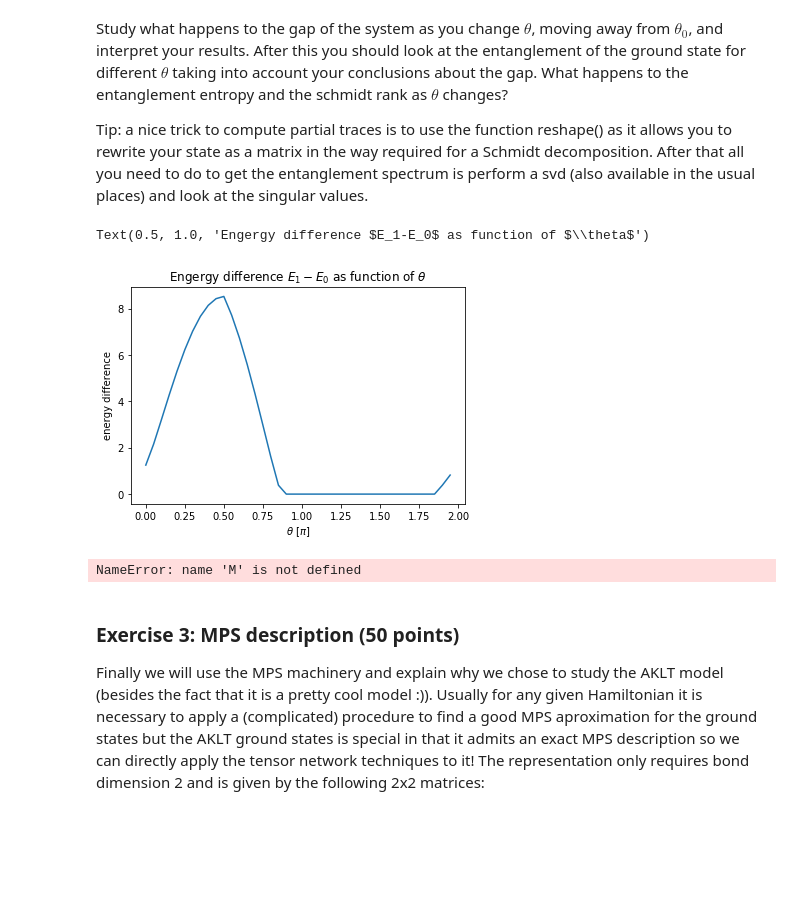
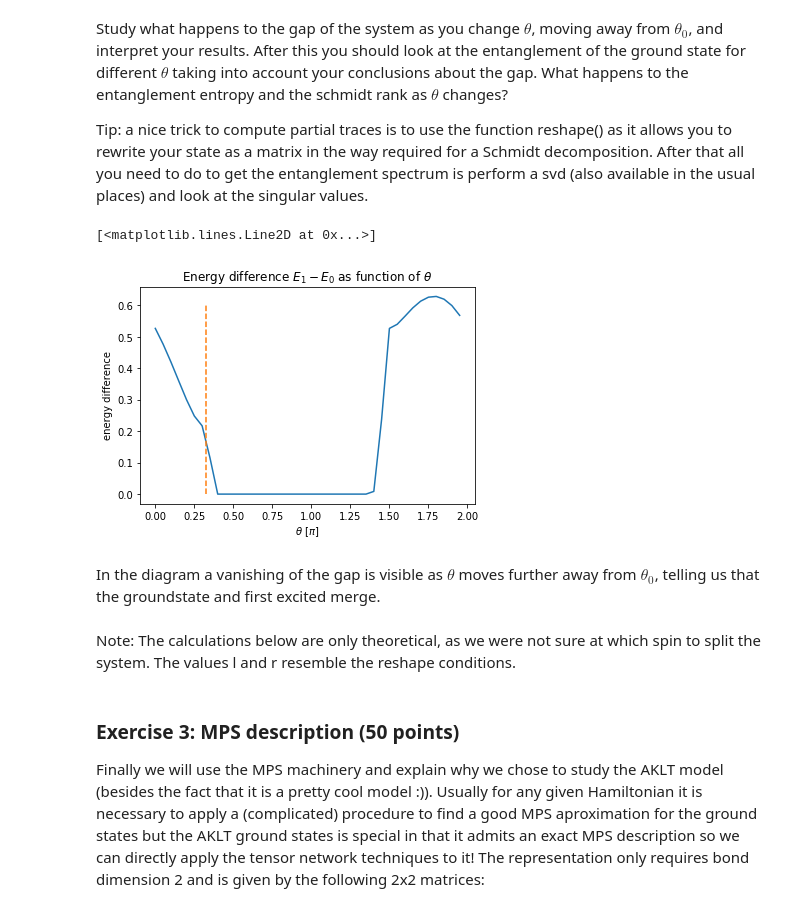
Before and after one commit to ml4cdeca/ComputationalQuantumDynamics, a Jupyter notebook: blatt8/exercise8.ipynb, the cells around one changed output. Drawn from its saved outputs; the diff is of its cells as text; code cells hidden in the pictures; blank space fills up the shorter version.

```diff
--- a/blatt8/exercise8.ipynb
+++ b/blatt8/exercise8.ipynb
@@ -128,36 +132,37 @@ Study what happens to the gap of the system as you change $\theta$, moving away
 Tip: a nice trick to compute partial traces is to use the function reshape() as it allows you to rewrite your state as a matrix in the way required for a Schmidt decomposition. After that all you need to do to get the entanglement spectrum is perform a svd (also available in the usual places) and look at the singular values.
 # %%
 def Build_H_TFIMth(N,th):
-    Hmat = N*np.cos(th)/(np.cos(np.arctan(1/3)*3))*sparse.identity(3**N)
+
+    Hmat = N*np.cos(th)/(np.cos(np.arctan(1/3))*3)*sparse.identity(3**N)
     for i in range(N):
         product=Szis[i]@Szis[(i+1)%N] +1/2*(Spis[i]@Smis[(i+1)%N]+Smis[i]@Spis[(i+1)%N])
-        Hmat = Hmat +np.cos(th)/(np.cos(np.arctan(1/3)*2))*(product)+ np.sin(th)/(np.cos(np.arctan(1/3)*6))*product@product
+        Hmat = Hmat +np.cos(th)/(np.cos(np.arctan(1/3))*2)*(product)+
+        np.sin(th)/(np.cos(np.arctan(1/3))*6)*product@product
     return Hmat
 # %%
 dif=[]
+groundstates=[]
 N=4
 thetas=np.arange(0,2*np.pi,np.pi/20)
 Szis, Spis, Smis = BuildSingleSpinOps(N)
+
 for th in thetas:
     Hmat=Build_H_TFIMth(N,th)
     eigval,eigvec=sLA.eigsh(Hmat,k=3,which="SA")
     dif.append(eigval[1]-eigval[0])
+    groundstates.append(eigvec[:,0])
 plt.plot(thetas/np.pi,dif)
 plt.xlabel(r'$\theta$ [$\pi$]')
 plt.ylabel('energy difference')
-plt.title(r'Engergy difference $E_1-E_0$ as function of $\theta$')
+plt.title(r'Energy difference $E_1-E_0$ as function of $\theta$')
+
+y=np.linspace(0,0.6,100)
+z=np.ones(100)
+plt.plot(z*np.arctan(1/3),y,linestyle="--")
 # %% [output]
-Text(0.5, 1.0, 'Engergy difference $E_1-E_0$ as function of $\\theta$')
+[<matplotlib.lines.Line2D at 0x...>]
-[figure, old version]
+[figure, new version]
-# %%
-#CODESCHNIPPSEL
-PSI=np.array([])
-#matrix reshaped into array
-resh=np.reshape(PSI,(M,N-M))
-#obtain u s and v matrix
-u,s,v=npla.svd(resh)
-rank=len(s!=0)
-for i in range(M):
-    Entropy=-np.trace(s**2+np.log(s**2))
-# %% [output]
-NameError: name 'M' is not defined
+# %% [markdown]
+In the diagram a vanishing of the gap is visible as $\theta$ moves further away from $\theta_0$, telling us that the groundstate and first excited merge.
+# %% [markdown]
+Note: The calculations below are only theoretical, as we were not sure at which spin to split the system. The values l and r resemble the reshape conditions.
```
Also changed, not shown: parts of 17 cells of this notebook.
